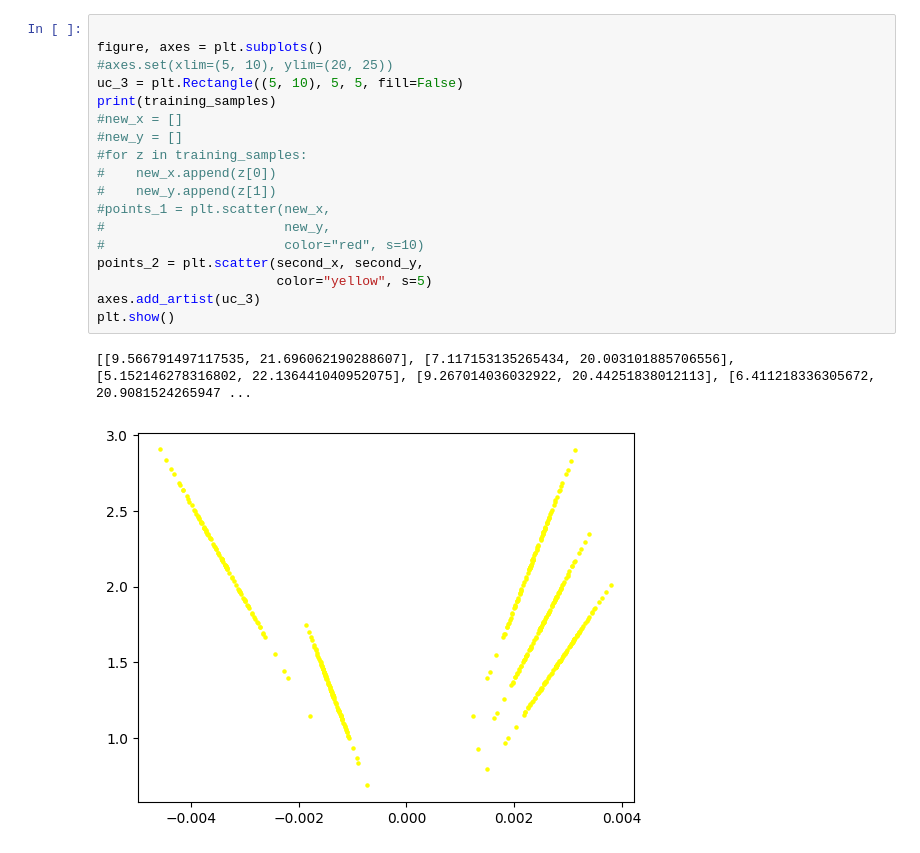
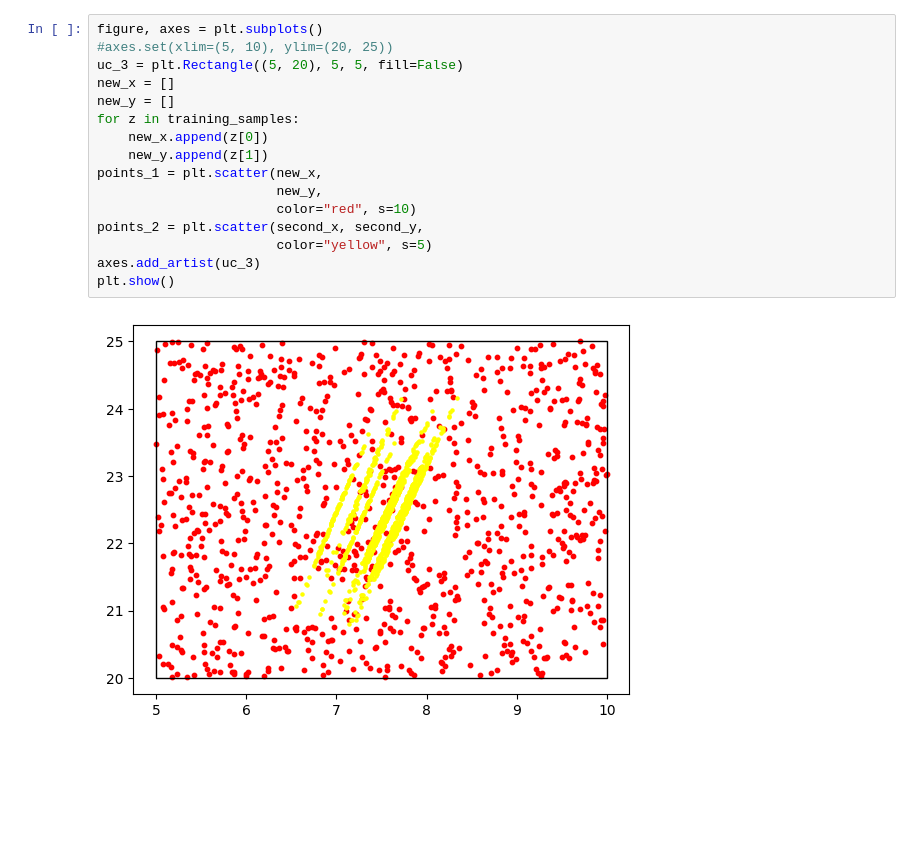
Before and after one commit to JHeinzde/pytorch-playground, a Jupyter notebook: pytorch-autoencoder.ipynb, the cells around one changed output. Cells and saved outputs as stored; diff of their text form; blank space fills up the shorter version.

```diff
--- a/pytorch-autoencoder.ipynb
+++ b/pytorch-autoencoder.ipynb
@@ -235,24 +259,21 @@ tensor([-3.6942e-03,  2.3498e+00, -1.5019e-03,  1.4112e+00,  3.0691e-03,
 # %%
-
 figure, axes = plt.subplots()
 #axes.set(xlim=(5, 10), ylim=(20, 25))
-uc_3 = plt.Rectangle((5, 10), 5, 5, fill=False)
-print(training_samples)
-#new_x = []
-#new_y = []
-#for z in training_samples:
-#    new_x.append(z[0])
-#    new_y.append(z[1])
-#points_1 = plt.scatter(new_x,
-#                       new_y,
-#                       color="red", s=10)
+uc_3 = plt.Rectangle((5, 20), 5, 5, fill=False)
+new_x = []
+new_y = []
+for z in training_samples:
+    new_x.append(z[0])
+    new_y.append(z[1])
+points_1 = plt.scatter(new_x,
+                       new_y,
+                       color="red", s=10)
 points_2 = plt.scatter(second_x, second_y,
                        color="yellow", s=5)
 axes.add_artist(uc_3)
 plt.show()
 # %% [output]
-[[9.566791497117535, 21.696062190288607], [7.117153135265434, 20.003101885706556], [5.152146278316802, 22.136441040952075], [9.267014036032922, 20.44251838012113], [6.411218336305672, 20.9081524265947 ...
-[figure, old version]
+[figure, new version]
 # %%
 from numpy import sqrt, quantile
 
```
Also changed, not shown: parts of 4 cells of this notebook, 6 other files.
